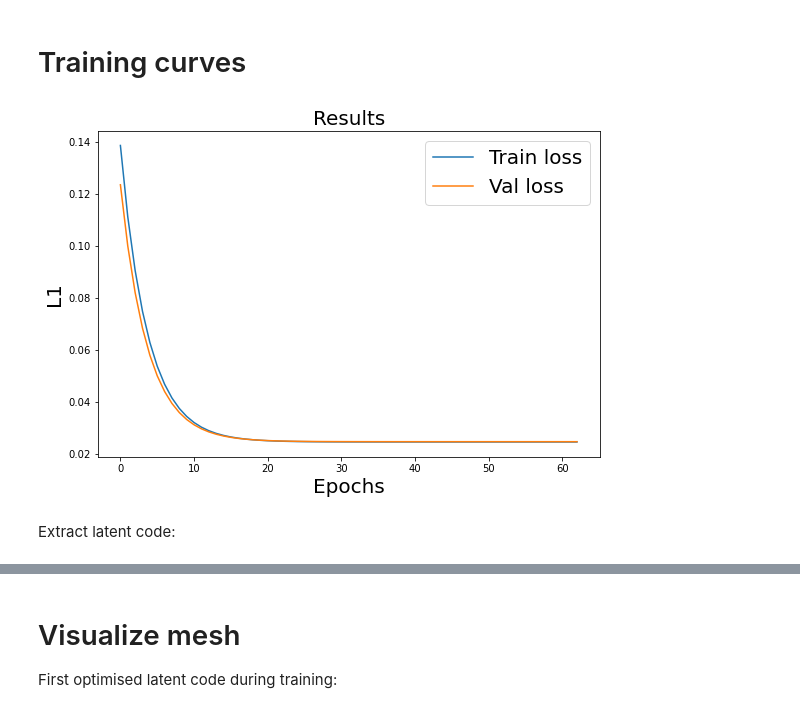
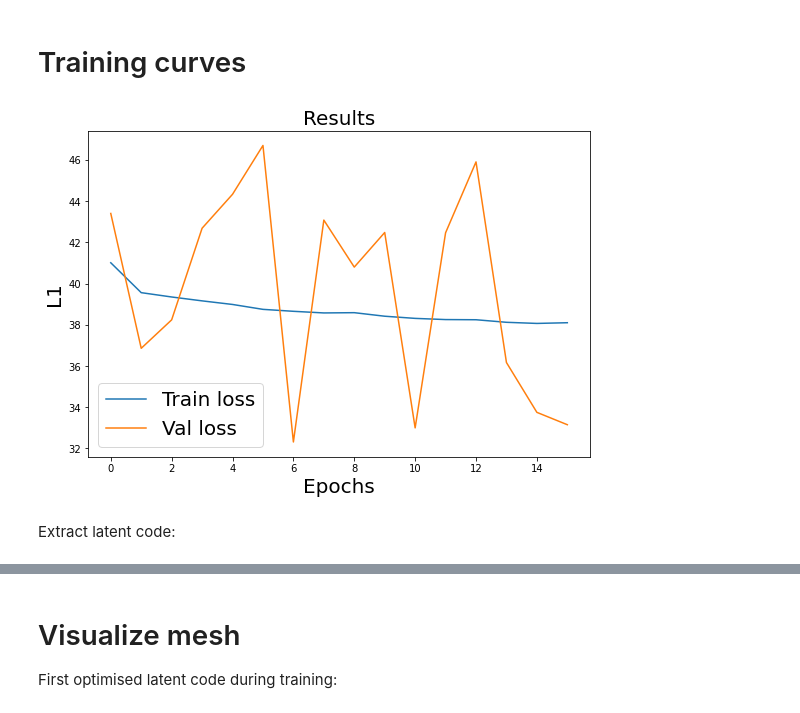
Before and after one commit to maurock/DeepSDF, a Jupyter notebook: scripts/Results run.ipynb, the cells around one changed output, grey strips where cells are left out. Drawn from its saved outputs; the diff is of its cells as text; code cells hidden in the pictures.

```diff
--- a/scripts/Results run.ipynb
+++ b/scripts/Results run.ipynb
@@ -12,22 +12,20 @@ device = torch.device("cuda:0" if torch.cuda.is_available() else "cpu")
 # %% [markdown]
 # Training curves
 # %%
-run_folder = '04_11_161003'
+run_folder = '05_11_122748'
 run_dir = os.path.join(os.path.dirname(runs.__file__), run_folder)
 results_path = os.path.join(run_dir, 'results.npy')
 results = np.load(results_path, allow_pickle=True).item()
 
 train_loss = results['train']['loss']
 val_loss = results['val']['loss']
 plt.figure(figsize=(9, 6))
 plt.title('Results', fontsize=20)
 plt.plot(train_loss, label='Train loss')
 plt.plot(val_loss, label='Val loss')
 plt.xlabel('Epochs', fontsize=20)
 plt.ylabel('L1', fontsize=20)
 plt.legend(fontsize=20)
 plt.show()
 # %% [output]
-[figure, old version]
+[figure, new version]
-# %% [markdown]
-Extract latent code:
@@ -35,0 +32,2 @@ latent_codes = torch.tensor(results['train']['latent_codes'][-1])     # last one
+# %% [markdown]
+Extract latent code:
```
Also changed, not shown: parts of 3 cells of this notebook, 2 other files.
